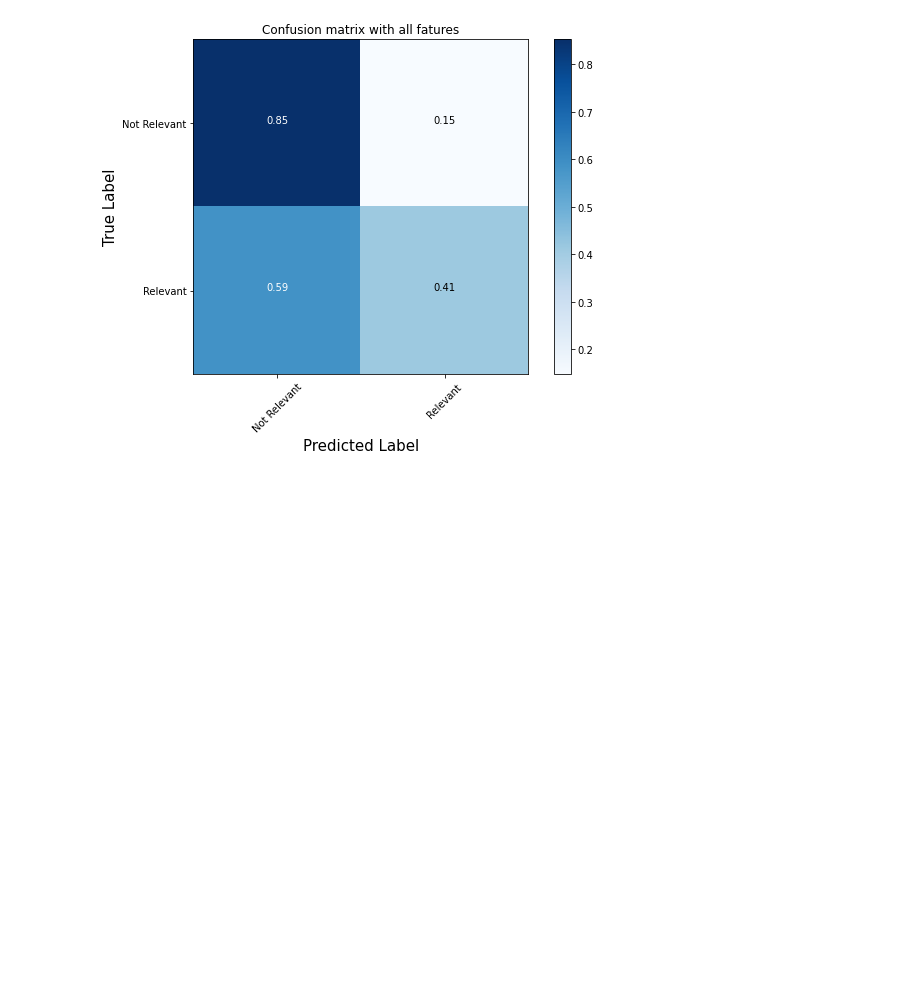
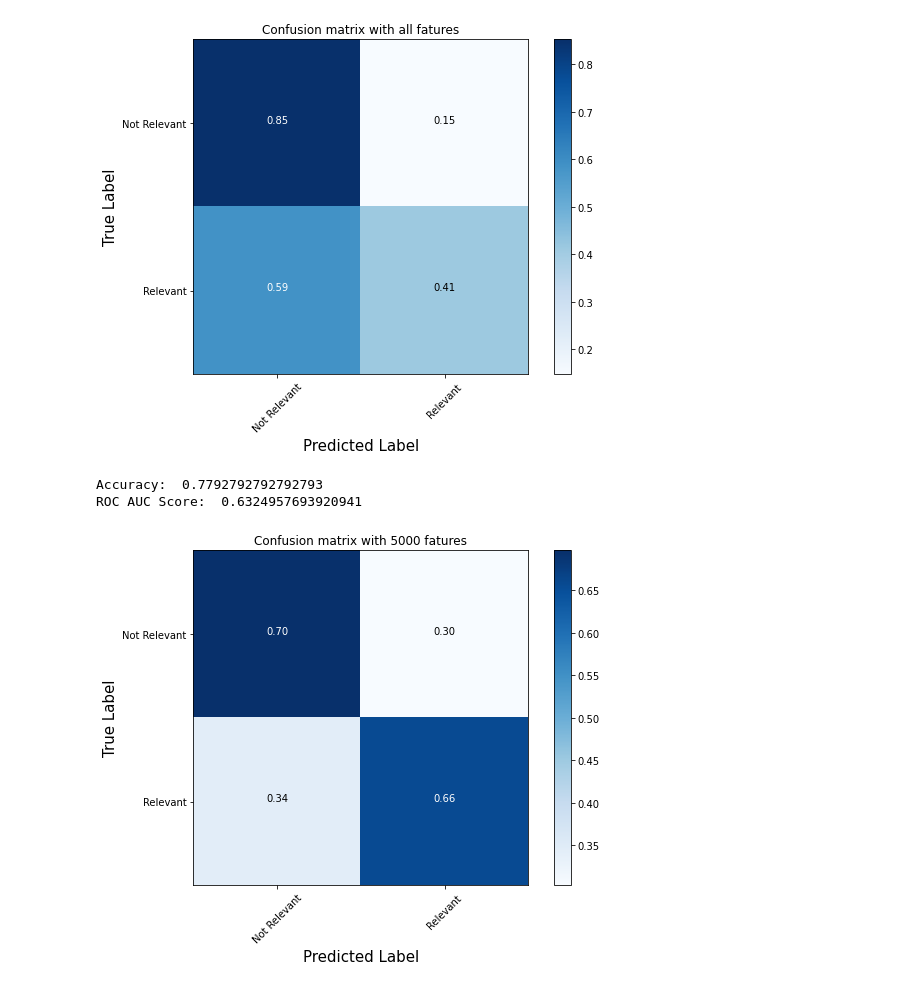
Before and after one commit to mralamdari/NLP-Text_Classification, a Jupyter notebook: NLP_Text_Classification_Pipeline.ipynb, the cells around one changed output. Cells and saved outputs as stored; diff of their text form; code cells hidden in the pictures; blank space fills up the shorter version.

```diff
--- a/NLP_Text_Classification_Pipeline.ipynb
+++ b/NLP_Text_Classification_Pipeline.ipynb
@@ -201,3 +201,24 @@ print('ROC AUC Score: ', metrics.roc_auc_score(y_test, naive_bayes_predict))
 Accuracy:  0.7792792792792793
 ROC AUC Score:  0.6324957693920941
 [figure]
+# %%
+from sklearn.metrics._plot.confusion_matrix import plot_confusion_matrix
+vect = feature_extraction.text.CountVectorizer(preprocessor=data_processing, max_features=5000)
+x_train_dtm = vect.fit_transform(x_train)
+x_test_dtm = vect.transform(x_test)
+nb_model = naive_bayes.MultinomialNB()
+nb_model.fit(x_train_dtm, y_train)
+y_pred = nb_model.predict(x_test_dtm)
+
+print('Accuracy: ', metrics.accuracy_score(y_test, naive_bayes_predict))
+cnf_matrix = metrics.confusion_matrix(y_test, y_pred)
+
+plt.figure(figsize=(8, 6))
+confusion_mat(cnf_matrix, classes=['Not Relevant', 'Relevant'],
+                      normalize=True, title='Confusion matrix with 5000 fatures')
+
+print('ROC AUC Score: ', metrics.roc_auc_score(y_test, naive_bayes_predict))
+# %% [output]
+Accuracy:  0.7792792792792793
+ROC AUC Score:  0.6324957693920941
+[figure, added]
```
